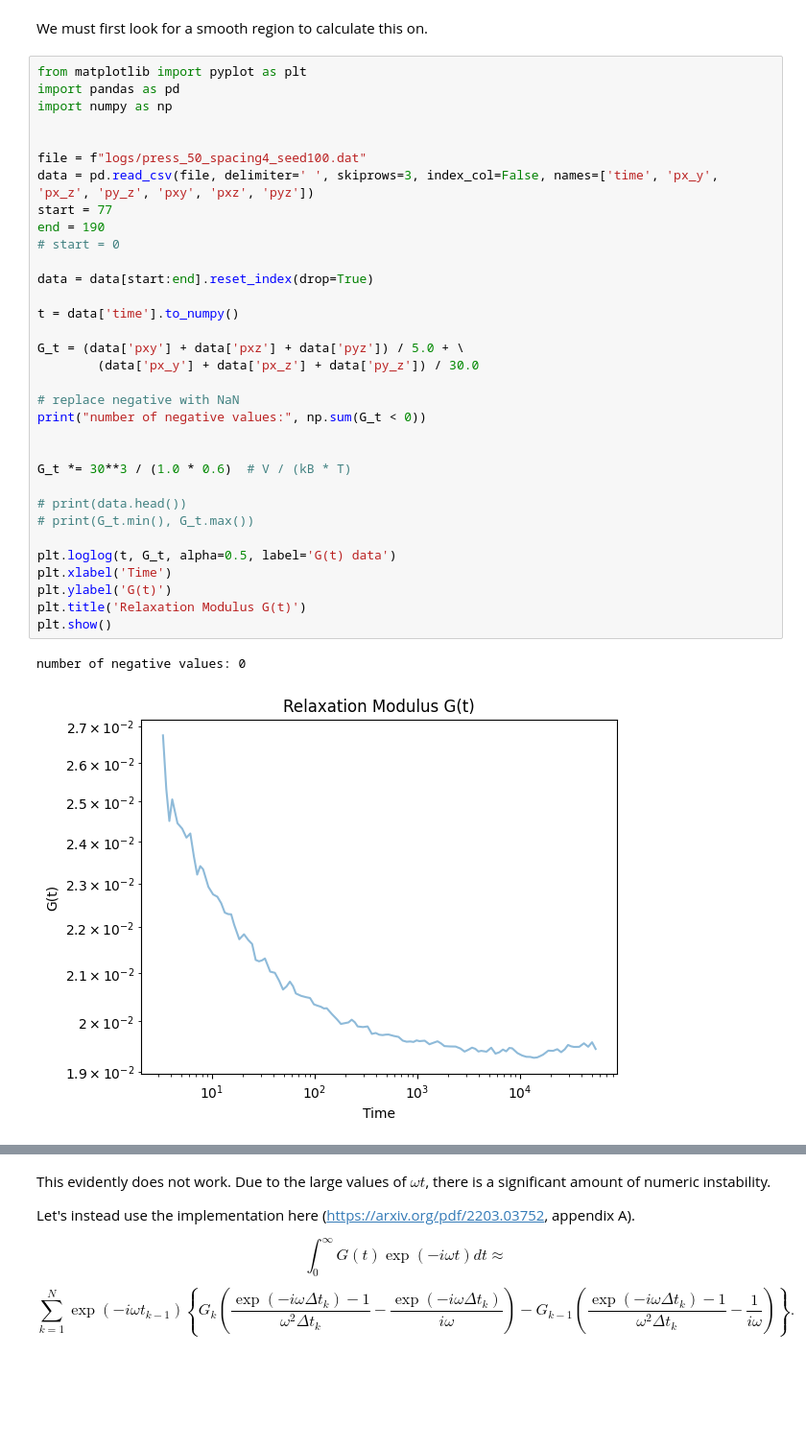
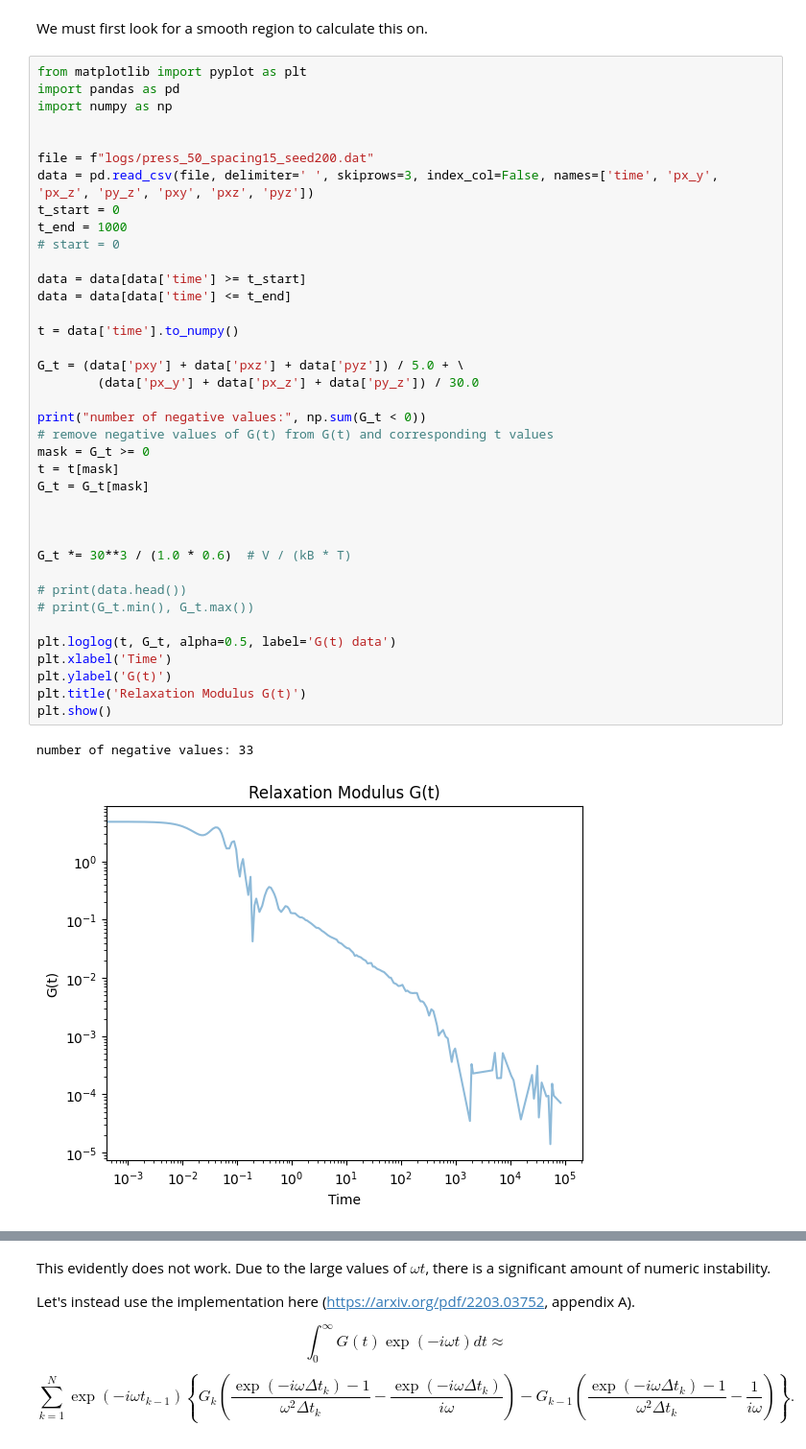
Before and after one commit to anotherbeaver/amine_polymers, a Jupyter notebook: logs/storage_loss_moduli.ipynb, the cells around one changed output, grey strips where cells are left out. Shown: that part at 96% size. Cells and saved outputs as stored; diff of their text form; blank space fills up the shorter version.

Commit message:
Preparing for presentation images

```diff
--- a/logs/storage_loss_moduli.ipynb
+++ b/logs/storage_loss_moduli.ipynb
@@ -68,39 +68,44 @@ We must first look for a smooth region to calculate this on.
 # %%
 from matplotlib import pyplot as plt
 import pandas as pd
 import numpy as np
 
 
-file = f"logs/press_50_spacing4_seed100.dat"
+file = f"logs/press_50_spacing15_seed200.dat"
 data = pd.read_csv(file, delimiter=' ', skiprows=3, index_col=False, names=['time', 'px_y', 'px_z', 'py_z', 'pxy', 'pxz', 'pyz'])
-start = 77
-end = 190
+t_start = 0
+t_end = 1000
 # start = 0
 
-data = data[start:end].reset_index(drop=True)
+data = data[data['time'] >= t_start]
+data = data[data['time'] <= t_end]
 
 t = data['time'].to_numpy()
 
 G_t = (data['pxy'] + data['pxz'] + data['pyz']) / 5.0 + \
         (data['px_y'] + data['px_z'] + data['py_z']) / 30.0
 
-# replace negative with NaN
 print("number of negative values:", np.sum(G_t < 0))
+# remove negative values of G(t) from G(t) and corresponding t values
+mask = G_t >= 0
+t = t[mask]
+G_t = G_t[mask]
+
 
 
 G_t *= 30**3 / (1.0 * 0.6)  # V / (kB * T)
 
 # print(data.head())
 # print(G_t.min(), G_t.max())
 
 plt.loglog(t, G_t, alpha=0.5, label='G(t) data')
 plt.xlabel('Time')
 plt.ylabel('G(t)')
 plt.title('Relaxation Modulus G(t)')
 plt.show()
 # %% [output]
-number of negative values: 0
+number of negative values: 33
-[figure, old version]
+[figure, new version]
 # %%
 storage_moduli_simple_integration = []
 loss_moduli_simple_integration = []
```
Also changed, not shown: parts of 10 cells of this notebook, 3 other files.
